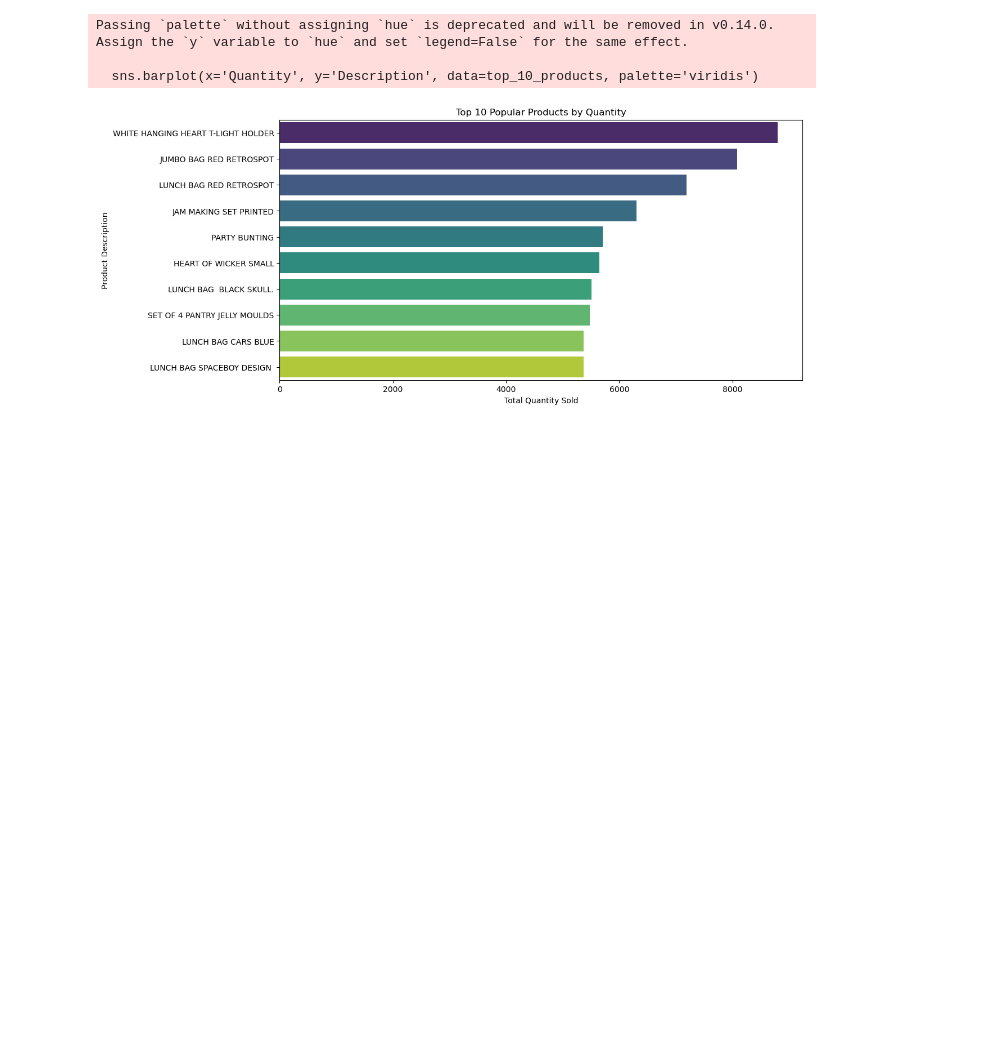
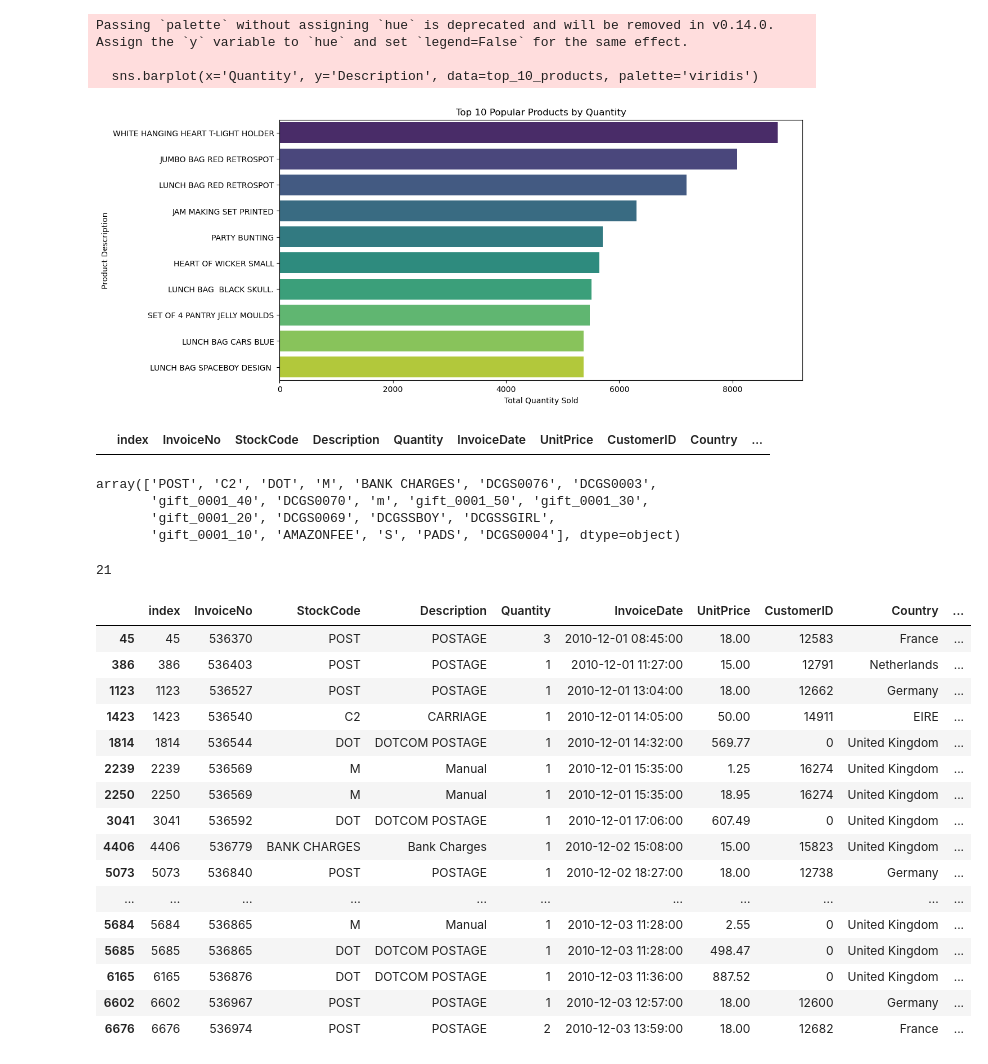
Before and after one commit to j2damax/principles-of-ds-cw02, a Jupyter notebook: group/online_retail.ipynb, the cells around one changed output. Drawn from its saved outputs; the diff is of its cells as text; code cells hidden in the pictures; blank space fills up the shorter version.

```diff
--- a/group/online_retail.ipynb
+++ b/group/online_retail.ipynb
@@ -698,3 +698,48 @@ Passing `palette` without assigning `hue` is deprecated and will be removed in v
 
   sns.barplot(x='Quantity', y='Description', data=top_10_products, palette='viridis')
 [figure]
+# %%
+temp = df_cleaned[df_cleaned['InvoiceNo'].astype(str).str.startswith('C')]
+temp.head(20)
+# %% [output]
+|  | index | InvoiceNo | StockCode | Description | Quantity | InvoiceDate | UnitPrice | CustomerID | Country | ... |
+# %%
+list_special_codes = df_cleaned[df_cleaned['StockCode'].str.contains('^[a-zA-Z]+', regex=True)]['StockCode'].unique()
+list_special_codes
+# %% [output]
+array(['POST', 'C2', 'DOT', 'M', 'BANK CHARGES', 'DCGS0076', 'DCGS0003',
+       'gift_0001_40', 'DCGS0070', 'm', 'gift_0001_50', 'gift_0001_30',
+       'gift_0001_20', 'DCGS0069', 'DCGSSBOY', 'DCGSSGIRL',
+       'gift_0001_10', 'AMAZONFEE', 'S', 'PADS', 'DCGS0004'], dtype=object)
+# %%
+list_special_codes.size
+# %% [output]
+21
+# %%
+# Extract special codes that contain only letters
+list_special_codes = df_cleaned[df_cleaned['StockCode'].str.contains('^[a-zA-Z]+', regex=True)]['StockCode'].unique()
+
+# Filter dataset to include only rows with special StockCodes
+df_special_codes = df_cleaned[df_cleaned['StockCode'].isin(list_special_codes)]
+
+# Display the filtered data
+df_special_codes.head(20)
+#df_special_codes.size
+# %% [output]
+|  | index | InvoiceNo | StockCode | Description | Quantity | InvoiceDate | UnitPrice | CustomerID | Country | ... |
+| 45 | 45 | 536370 | POST | POSTAGE | 3 | 2010-12-01 08:45:00 | 18.00 | 12583 | France | ... |
+| 386 | 386 | 536403 | POST | POSTAGE | 1 | 2010-12-01 11:27:00 | 15.00 | 12791 | Netherlands | ... |
+| 1123 | 1123 | 536527 | POST | POSTAGE | 1 | 2010-12-01 13:04:00 | 18.00 | 12662 | Germany | ... |
+| 1423 | 1423 | 536540 | C2 | CARRIAGE | 1 | 2010-12-01 14:05:00 | 50.00 | 14911 | EIRE | ... |
+| 1814 | 1814 | 536544 | DOT | DOTCOM POSTAGE | 1 | 2010-12-01 14:32:00 | 569.77 | 0 | United Kingdom | ... |
+| 2239 | 2239 | 536569 | M | Manual | 1 | 2010-12-01 15:35:00 | 1.25 | 16274 | United Kingdom | ... |
+| 2250 | 2250 | 536569 | M | Manual | 1 | 2010-12-01 15:35:00 | 18.95 | 16274 | United Kingdom | ... |
+| 3041 | 3041 | 536592 | DOT | DOTCOM POSTAGE | 1 | 2010-12-01 17:06:00 | 607.49 | 0 | United Kingdom | ... |
+| 4406 | 4406 | 536779 | BANK CHARGES | Bank Charges | 1 | 2010-12-02 15:08:00 | 15.00 | 15823 | United Kingdom | ... |
+| 5073 | 5073 | 536840 | POST | POSTAGE | 1 | 2010-12-02 18:27:00 | 18.00 | 12738 | Germany | ... |
+| ... | ... | ... | ... | ... | ... | ... | ... | ... | ... | ... |
+| 5684 | 5684 | 536865 | M | Manual | 1 | 2010-12-03 11:28:00 | 2.55 | 0 | United Kingdom | ... |
+| 5685 | 5685 | 536865 | DOT | DOTCOM POSTAGE | 1 | 2010-12-03 11:28:00 | 498.47 | 0 | United Kingdom | ... |
+| 6165 | 6165 | 536876 | DOT | DOTCOM POSTAGE | 1 | 2010-12-03 11:36:00 | 887.52 | 0 | United Kingdom | ... |
+| 6602 | 6602 | 536967 | POST | POSTAGE | 1 | 2010-12-03 12:57:00 | 18.00 | 12600 | Germany | ... |
+| 6676 | 6676 | 536974 | POST | POSTAGE | 2 | 2010-12-03 13:59:00 | 18.00 | 12682 | France | ... |
```
Also changed, not shown: parts of 2 cells of this notebook.
